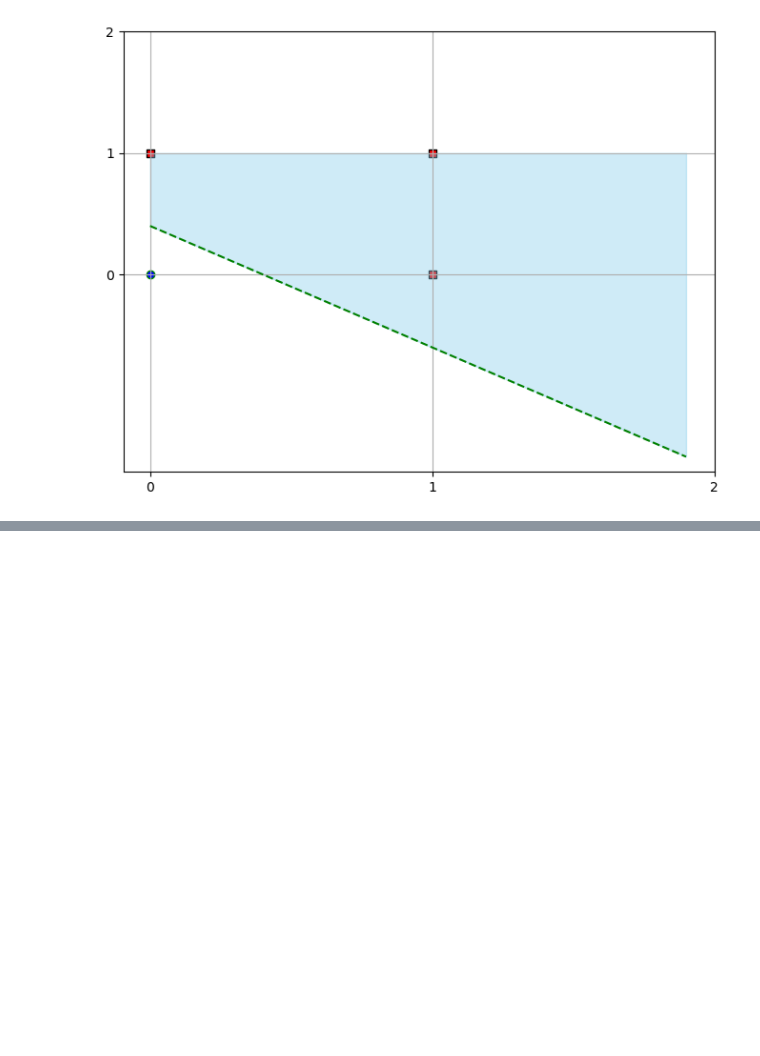
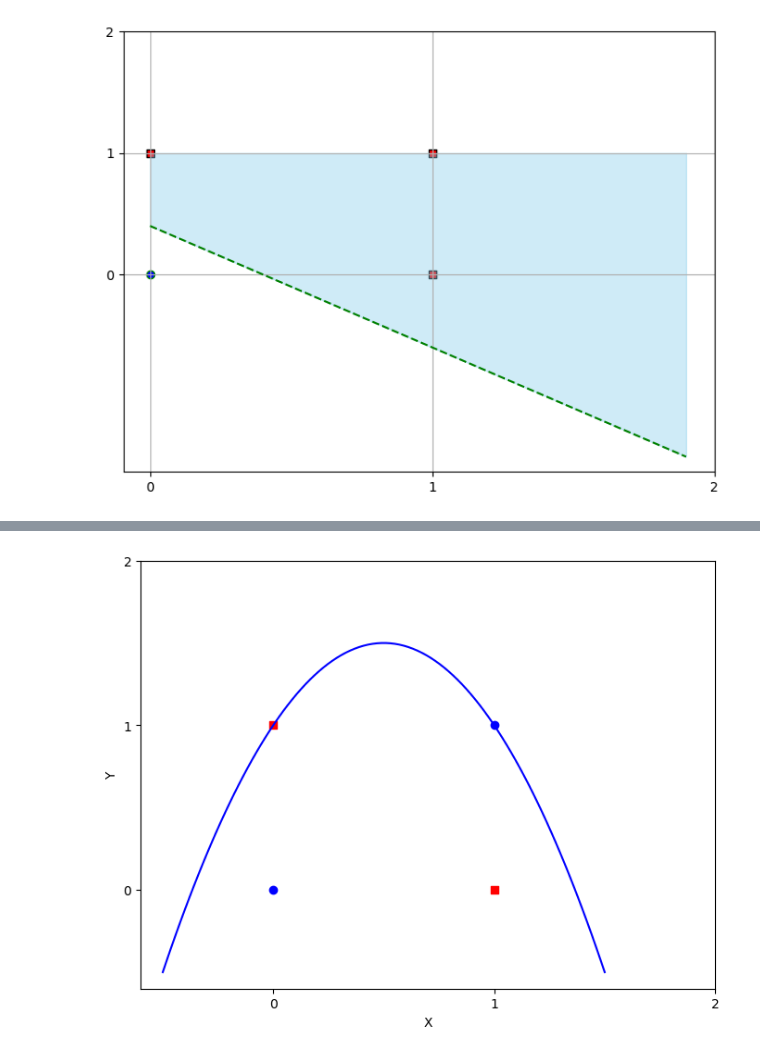
Before and after one commit to kwanhyeong0819/DL-learning, a Jupyter notebook: 2장 퍼셉트론.ipynb, the cells around one changed output, grey strips where cells are left out. Saved outputs shown, nothing was run; the diff lists cells and outputs as text; code cells hidden in the pictures; blank space fills up the shorter version.

```diff
--- a/2장 퍼셉트론.ipynb
+++ b/2장 퍼셉트론.ipynb
@@ -264,0 +369,23 @@ plt.show()
+# %%
+import numpy as np
+import matplotlib.pyplot as plt
+
+# 산점도 그리기
+plt.figure(figsize=(8, 6))
+plt.scatter(x=0, y=0, color='b', edgecolor='b', marker='o')
+plt.scatter(x=0, y=1, color='r', edgecolor='r', marker='s')
+plt.scatter(x=1, y=0, color='r', edgecolor='r', marker='s')
+plt.scatter(x=1, y=1, color='b', edgecolor='b', marker='o')
+
+# 비선형 그래프 그리기
+x_curve = np.linspace(-0.5, 1.5, 100)  # x 좌표 범위
+y_curve = -2 * (x_curve - 0.5) ** 2 + 1.5  # y 좌표 (파란색 원이 있는 y 좌표)
+plt.plot(x_curve, y_curve, color='b')
+
+plt.xticks(np.arange(0, 3, 1))
+plt.yticks(np.arange(0, 3, 1))
+plt.xlabel('X')
+plt.ylabel('Y')
+plt.show()
+# %% [output]
+[figure, added]
```
Also changed, not shown: parts of 8 cells of this notebook.
